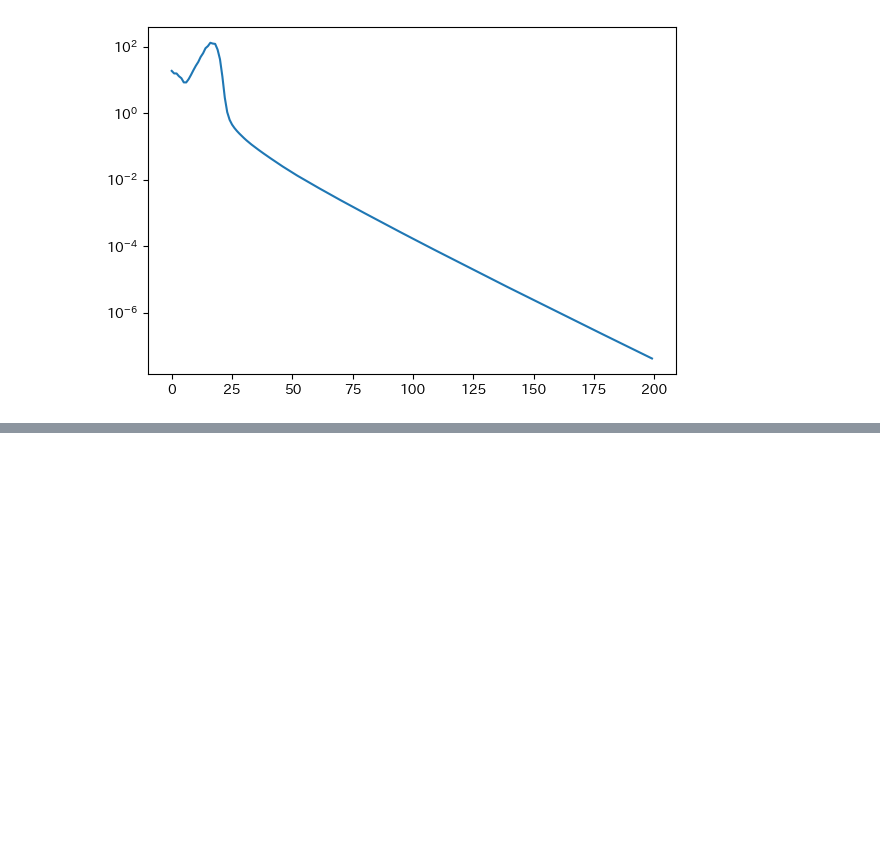
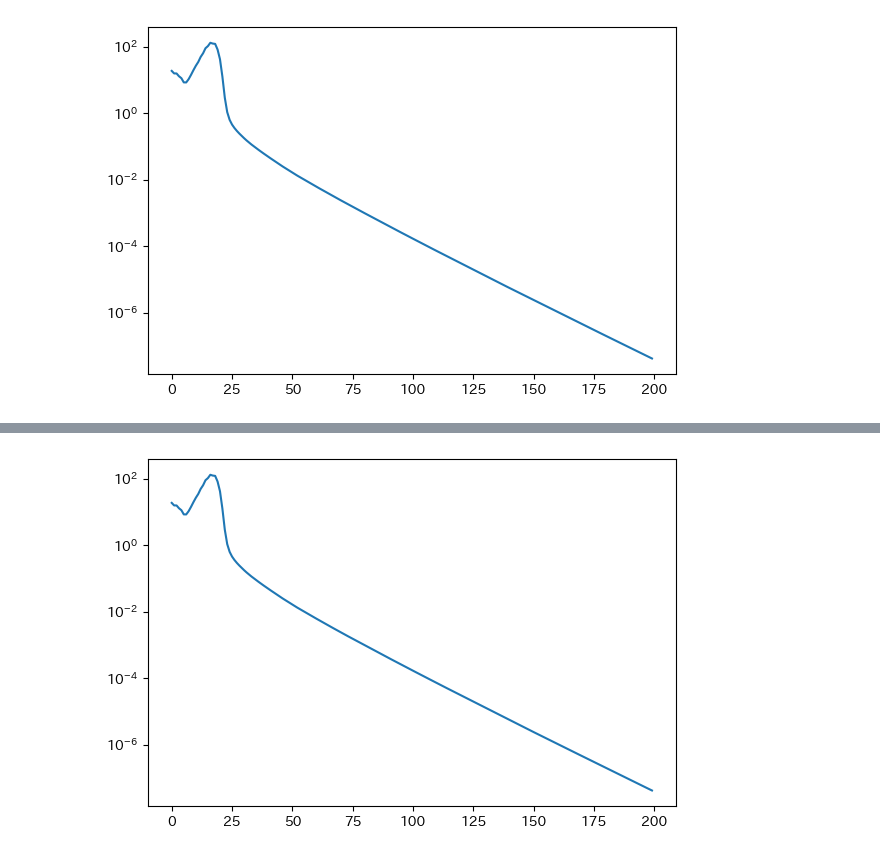
Before and after one commit to gomi-kuzu/model_base_deep, a Jupyter notebook: work/TranslateToPy/Chapter_2/NN-fullbatch_py.ipynb, the cells around one changed output, grey strips where cells are left out. Saved outputs shown, nothing was run; the diff lists cells and outputs as text; code cells hidden in the pictures; blank space fills up the shorter version.

```diff
--- a/work/TranslateToPy/Chapter_2/NN-fullbatch_py.ipynb
+++ b/work/TranslateToPy/Chapter_2/NN-fullbatch_py.ipynb
@@ -63,0 +69,26 @@ ax.plot(range(max_itr), L_list);
+# %%
+batch_NN = jax.vmap(NN ,in_axes=[None, -1]) #Wは非バッチ、バッチ次元は末尾
+# %%
+Y_b = Y.reshape(1,len(Y))
+def Loss(W):#二乗誤差
+    return 0.5*jnp.linalg.norm(batch_NN(W, X) - Y_b)**2
+# %%
+def GD2(max_itr, eta):
+    rng = jax.random.PRNGKey(0)
+    W = jax.random.normal(subkey, (d,m))
+    ret_list = jnp.zeros(max_itr)
+    for i in range(max_itr):
+        W = step(Loss, W, eta)
+        ret_list = ret_list.at[i].set(L(W))
+        # print(ret_list[i])
+    return ret_list
+# %%
+eta = 0.9
+max_itr = 200
+L_list = GD2(max_itr, eta)
+# %%
+fig = plt.figure(figsize=(6, 4), tight_layout=True)
+ax = fig.add_subplot(111, yscale="log")
+ax.plot(range(max_itr), L_list);
+# %% [output]
+[figure, added]
```
Also changed, not shown: parts of 3 cells of this notebook.
